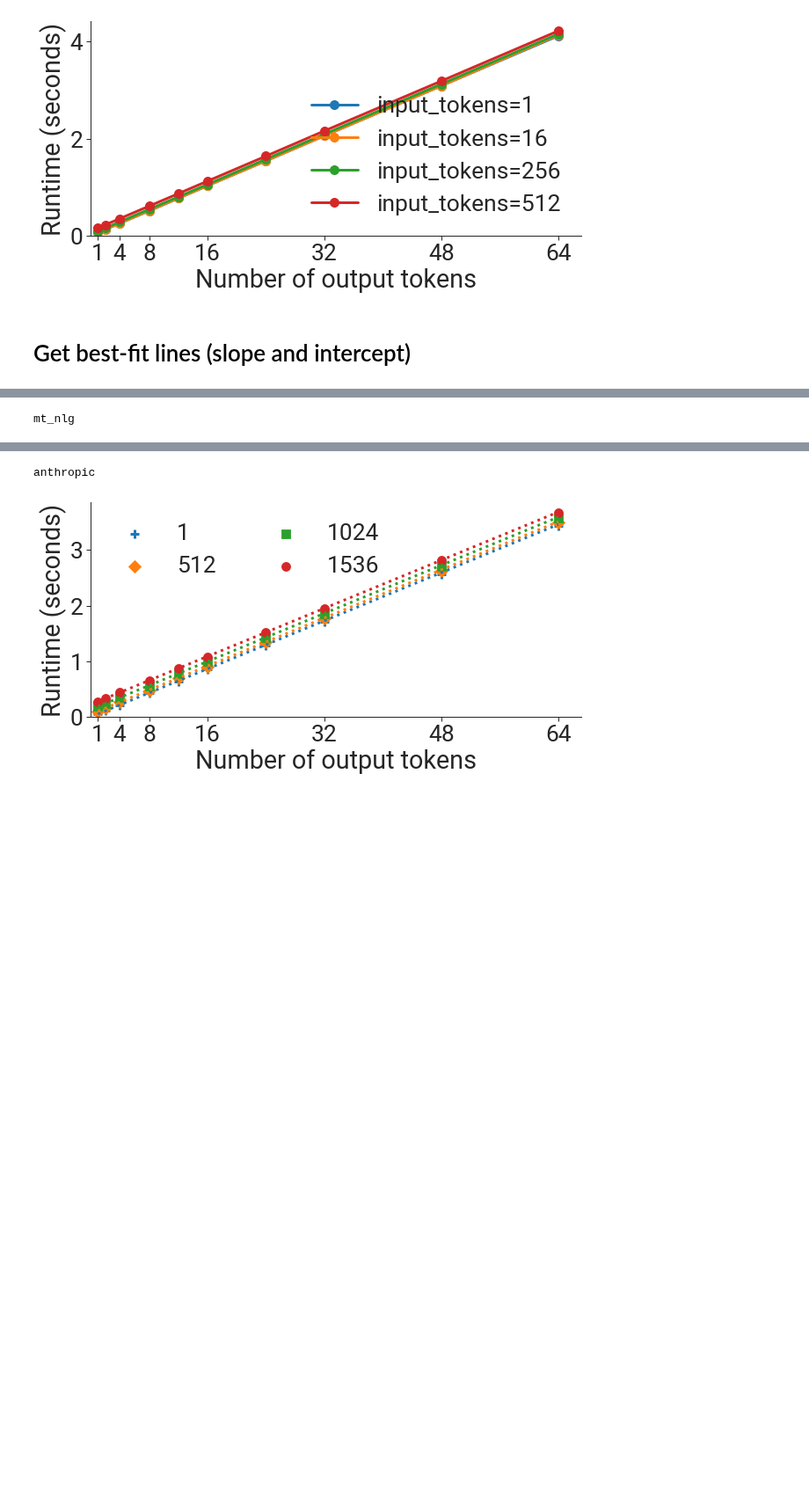
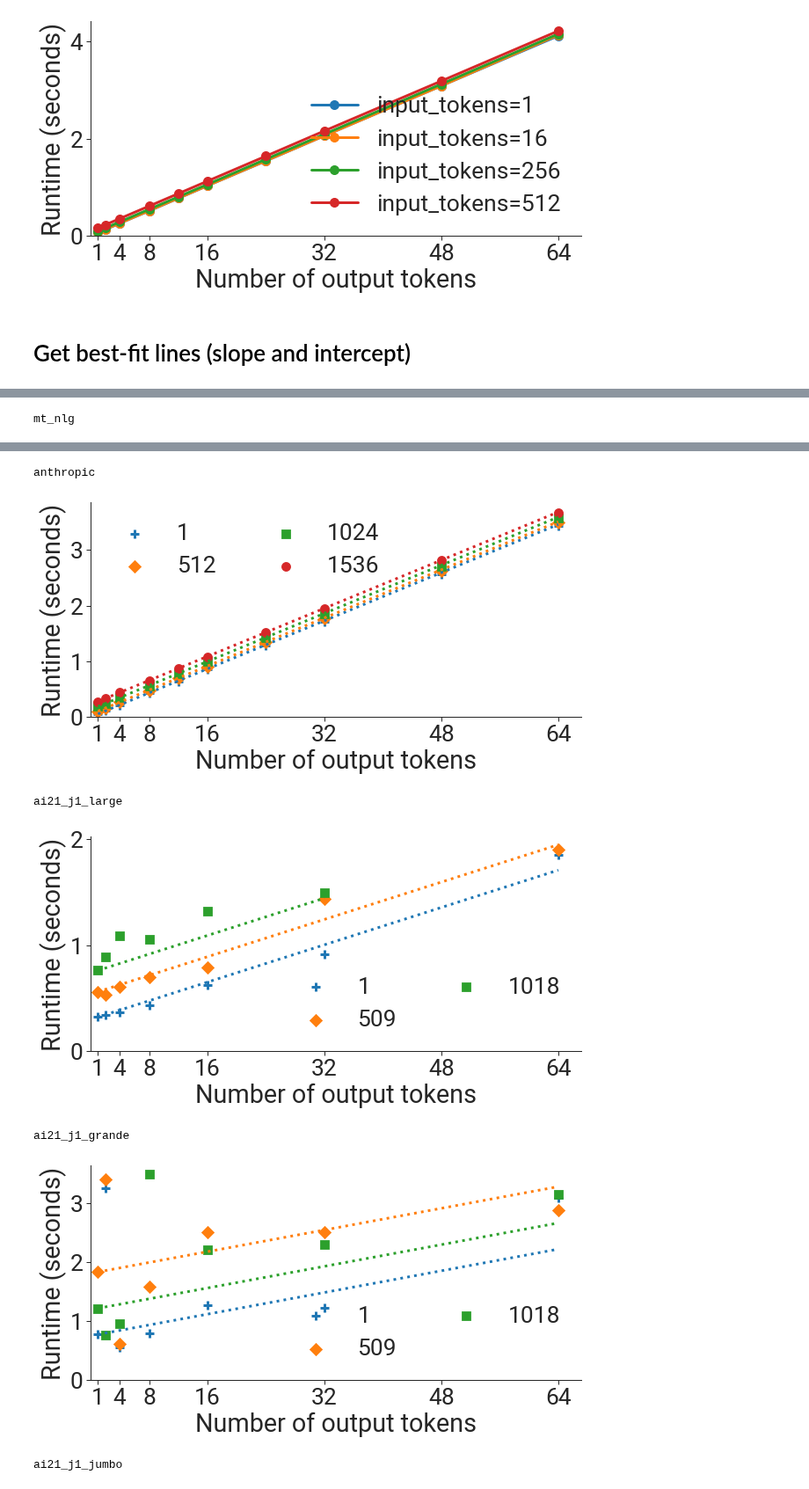
Before and after one commit to stanford-crfm/helm-efficiency, a Jupyter notebook: fit_runtimes.ipynb, the cells around one changed output, grey strips where cells are left out. Shown at 88% size. Cells and saved outputs as stored; diff of their text form; code cells hidden in the pictures; blank space fills up the shorter version.

Commit message:
Add code to plot real AI21 models runtime vs. number of output tokens

```diff
--- a/fit_runtimes.ipynb
+++ b/fit_runtimes.ipynb
@@ -62,3 +95,5 @@ a100_runtimes = read_all_logfiles_in_directory("logs/a100")
+# %%
+real_system_runtimes = read_logfile("logs/inference_runtimes.csv")
 # %% [markdown]
 # Plot runtimes versus number of output tokens to verify linearity
 # %%
@@ -76,6 +111,7 @@ def plot_per_model_runtimes(runtimes, model, all_num_input_tokens,
         for label, runtime in runtimes.items():
             if label[0] == model and label[1] == num_input_tokens:
                 num_output_tokens_and_runtimes.append((label[2], runtime))
+        num_output_tokens_and_runtimes.sort()
         if scatter:
             ax.scatter([x for (x, _) in num_output_tokens_and_runtimes],
                        [y for (_, y) in num_output_tokens_and_runtimes],
@@ -137,6 +173,7 @@ model_name_mapping = {
     "openai_ada": ["openai/ada", "openai/text-ada-001"],
     "openai_davinci": ["openai/davinci", "openai/text-davinci-001", "openai/text-davinci-002"],
     "ai21_j1_large": ["ai21/j1-large", "openai/curie", "openai/text-curie-001"],
+    "ai21_j1_grande": ["ai21/j1-grande"],
     "ai21_j1_jumbo": ["ai21/j1-jumbo"],
     "gpt2": ["huggingface/gpt2"],
     "mt_nlg": ["microsoft/TNLGv2_530B"],
@@ -150,6 +187,7 @@ model_parameter_mapping = {
     "openai_ada": (1024, 24, 1),
     "openai_davinci": (12288, 96, 8),
     "ai21_j1_large": (4096, 32, 1),
+    "ai21_j1_grande": (6144, 44, 1),  # TODO: This needs to be fixed.
     "ai21_j1_jumbo": (13824, 76, 8),
     "gpt2": (4096, 48, 1),
     "mt_nlg": (20480, 105, 8),
@@ -163,6 +201,7 @@ def compute_best_fit(runtimes, models, filename=None):
     runtimes_per_output_token = {}
     for model in models:
         model_obj = {}
+        model.replace("-", "_")
 
         # Get all unique num_input_tokens.
         all_num_input_tokens = set()
@@ -176,6 +215,7 @@ def compute_best_fit(runtimes, models, filename=None):
             for label, runtime in runtimes.items():
                 if label[0] == model and label[1] == num_input_tokens:
                     processed_runtimes[i].append((label[2], runtime))
+            processed_runtimes[i].sort()
 
         # Cost of embedding num_input_tokens is just the runtime when
         # num_output_tokens is equal to 1.
@@ -245,11 +285,14 @@ def compute_best_fit(runtimes, models, filename=None):
     return runtimes_per_output_token
 # %%
 # Compute best fit for A100 runtimes.
-models = ["openai_ada", "openai_davinci", "ai21_j1_large", "ai21_j1_jumbo",
+megatron_models = ["openai_ada", "openai_davinci", "ai21_j1_large", "ai21_j1_jumbo",
           "gptj_6b", "gpt_neox_20b", "gpt2", "mt_nlg", "anthropic"]
+real_system_models = ["ai21_j1_large", "ai21_j1_grande", "ai21_j1_jumbo"]
 runtimes_per_output_token = \
-    compute_best_fit(a100_runtimes, models,
+    compute_best_fit(a100_runtimes, megatron_models,
                      filename="processed_jsons/inference_efficiency.json")
+real_system_runtimes_per_output_token = \
+    compute_best_fit(real_system_runtimes, real_system_models)
 # %% [output]
 R^2 score: 1.000
 openai_ada:
@@ -271,26 +314,40 @@ openai_ada:
 # %%
 # Plot A100 runtimes.
 plot_per_model_runtimes(a100_runtimes, 'openai_davinci', [1, 512, 1024, 1536],
                         scatter=True,
                         runtime_per_output_token=runtimes_per_output_token['openai_davinci'],
                         output_filename='figures/runtime_vs_num_output_tokens/openai_davinci.pdf')
 plot_per_model_runtimes(a100_runtimes, 'ai21_j1_jumbo', [1, 512, 1024, 1536],
                         scatter=True,
                         runtime_per_output_token=runtimes_per_output_token['ai21_j1_jumbo'],
                         output_filename='figures/runtime_vs_num_output_tokens/ai21_j1_jumbo.pdf')
 plot_per_model_runtimes(a100_runtimes, 'mt_nlg', [1, 512, 1024, 1536],
                         scatter=True,
                         runtime_per_output_token=runtimes_per_output_token['mt_nlg'],
                         output_filename='figures/runtime_vs_num_output_tokens/mt_nlg.pdf')
 plot_per_model_runtimes(a100_runtimes, 'anthropic', [1, 512, 1024, 1536],
                         runtime_per_output_token=runtimes_per_output_token['anthropic'],
                         scatter=True, output_filename='figures/runtime_vs_num_output_tokens/anthropic.pdf')
+plot_per_model_runtimes(real_system_runtimes, 'ai21_j1_large', [1, 509, 1018],
+                        runtime_per_output_token=real_system_runtimes_per_output_token['ai21_j1_large'],
+                        scatter=True, output_filename='figures/runtime_vs_num_output_tokens/real_system_ai21_j1_large.pdf')
+plot_per_model_runtimes(real_system_runtimes, 'ai21_j1_grande', [1, 509, 1018],
+                        runtime_per_output_token=real_system_runtimes_per_output_token['ai21_j1_grande'],
+                        scatter=True, output_filename='figures/runtime_vs_num_output_tokens/real_system_ai21_j1_grande.pdf')
+plot_per_model_runtimes(real_system_runtimes, 'ai21_j1_jumbo', [1, 509, 1018],
+                        runtime_per_output_token=real_system_runtimes_per_output_token['ai21_j1_jumbo'],
+                        scatter=True, output_filename='figures/runtime_vs_num_output_tokens/real_system_ai21_j1_jumbo.pdf')
 # %% [output]
 openai_davinci
 [figure]
 ai21_j1_jumbo
 [figure]
 mt_nlg
 [figure]
 anthropic
 [figure]
+ai21_j1_large
+[figure, added]
+ai21_j1_grande
+[figure, added]
+ai21_j1_jumbo
```
Also changed, not shown: parts of 3 cells of this notebook, 8 other files.
